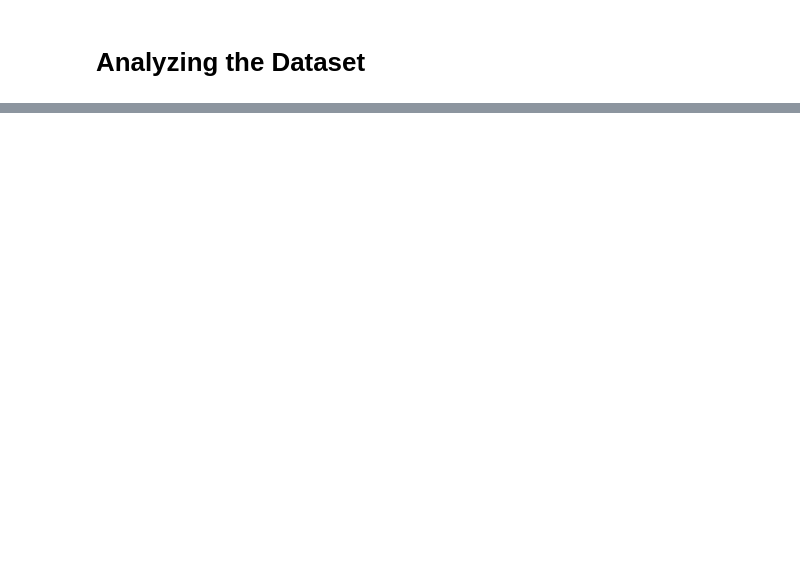
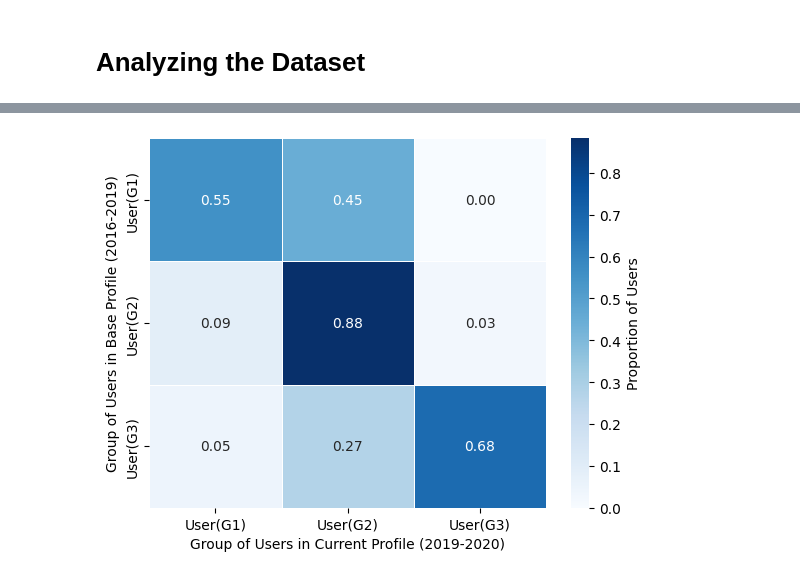
Before and after one commit to yeganegi-reza/Calibration, a Jupyter notebook: EDA/fm_2b.ipynb, the cells around one changed output, grey strips where cells are left out. Saved outputs shown, nothing was run; the diff lists cells and outputs as text; code cells hidden in the pictures; blank space fills up the shorter version.

```diff
--- a/EDA/fm_2b.ipynb
+++ b/EDA/fm_2b.ipynb
@@ -415,0 +642,24 @@ plt.show()
+# %%
+user_consumption_type_before = np.argmax(p_c_ordered, axis=1)
+user_consumption_type_after = np.argmax(q_c_ordered, axis=1)
+
+n_groups = p_c_ordered.shape[1]
+transition_matrix = np.zeros((n_groups, n_groups), dtype=int)
+
+for i in range(n_groups):
+    for j in range(n_groups):
+        count = np.sum((user_consumption_type_before == i) & (user_consumption_type_after == j))
+        transition_matrix[i, j] = count
+
+# Normalize rows (convert counts to proportions)
+transition_matrix_normalized = transition_matrix / transition_matrix.sum(axis=1, keepdims=True)
+
+group_labels = ["User(G1)", "User(G2)", "User(G3)"]
+df_transition = pd.DataFrame(transition_matrix_normalized, index=group_labels, columns=group_labels)
+
+sns.heatmap(df_transition, annot=True, fmt=".2f", cmap="Blues", linewidths=0.5, cbar_kws={"label": "Proportion of Users"})
+plt.ylabel("Group of Users in Base Profile (2016-2019)")
+plt.xlabel("Group of Users in Current Profile (2019-2020)")
+plt.show()
+# %% [output]
+[figure, added]
```
Also changed, not shown: parts of 72 cells of this notebook, 1 other file.
